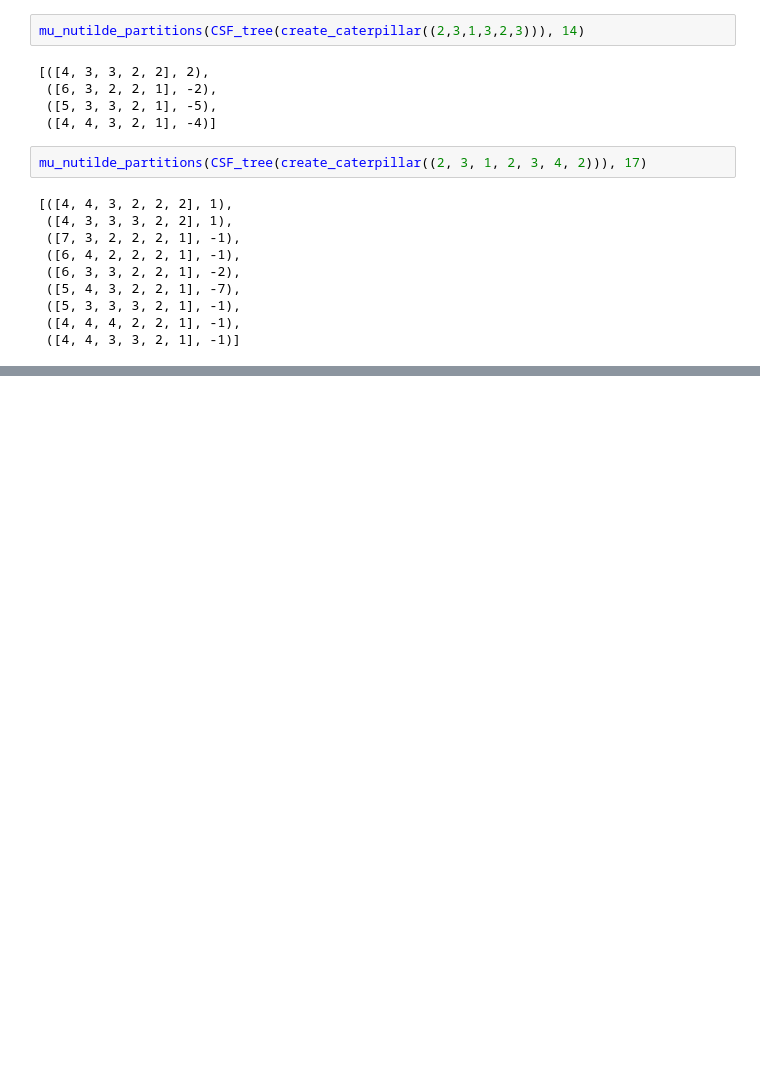
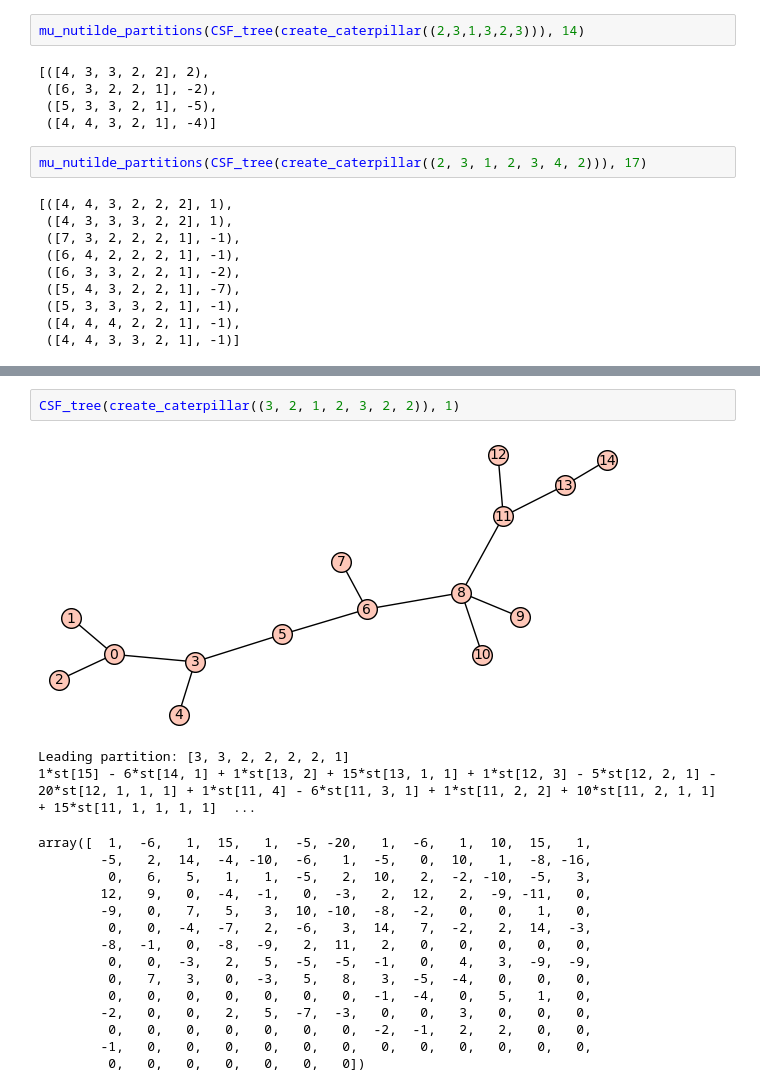
Before and after one commit to mariotomba/CSF-DNC, a Jupyter notebook: notebooks/CaterpillarsExperiments.ipynb, the cells around one changed output, grey strips where cells are left out. Drawn from its saved outputs; the diff is of its cells as text; blank space fills up the shorter version.

```diff
--- a/notebooks/CaterpillarsExperiments.ipynb
+++ b/notebooks/CaterpillarsExperiments.ipynb
@@ -325,0 +333,20 @@ array([ 1, -9,  1, ...,  0,  0,  0])
+# %%
+CSF_tree(create_caterpillar((3, 2, 1, 2, 3, 2, 2)), 1)
+# %% [output]
+[figure, added]
+Leading partition: [3, 3, 2, 2, 2, 2, 1]
+1*st[15] - 6*st[14, 1] + 1*st[13, 2] + 15*st[13, 1, 1] + 1*st[12, 3] - 5*st[12, 2, 1] - 20*st[12, 1, 1, 1] + 1*st[11, 4] - 6*st[11, 3, 1] + 1*st[11, 2, 2] + 10*st[11, 2, 1, 1] + 15*st[11, 1, 1, 1, 1]  ...
+array([  1,  -6,   1,  15,   1,  -5, -20,   1,  -6,   1,  10,  15,   1,
+        -5,   2,  14,  -4, -10,  -6,   1,  -5,   0,  10,   1,  -8, -16,
+         0,   6,   5,   1,   1,  -5,   2,  10,   2,  -2, -10,  -5,   3,
+        12,   9,   0,  -4,  -1,   0,  -3,   2,  12,   2,  -9, -11,   0,
+        -9,   0,   7,   5,   3,  10, -10,  -8,  -2,   0,   0,   1,   0,
+         0,   0,  -4,  -7,   2,  -6,   3,  14,   7,  -2,   2,  14,  -3,
+        -8,  -1,   0,  -8,  -9,   2,  11,   2,   0,   0,   0,   0,   0,
+         0,   0,  -3,   2,   5,  -5,  -5,  -1,   0,   4,   3,  -9,  -9,
+         0,   7,   3,   0,  -3,   5,   8,   3,  -5,  -4,   0,   0,   0,
+         0,   0,   0,   0,   0,   0,   0,  -1,  -4,   0,   5,   1,   0,
+        -2,   0,   0,   2,   5,  -7,  -3,   0,   0,   3,   0,   0,   0,
+         0,   0,   0,   0,   0,   0,   0,  -2,  -1,   2,   2,   0,   0,
+        -1,   0,   0,   0,   0,   0,   0,   0,   0,   0,   0,   0,   0,
+         0,   0,   0,   0,   0,   0,   0])
```
Also changed, not shown: parts of 3 cells of this notebook.
